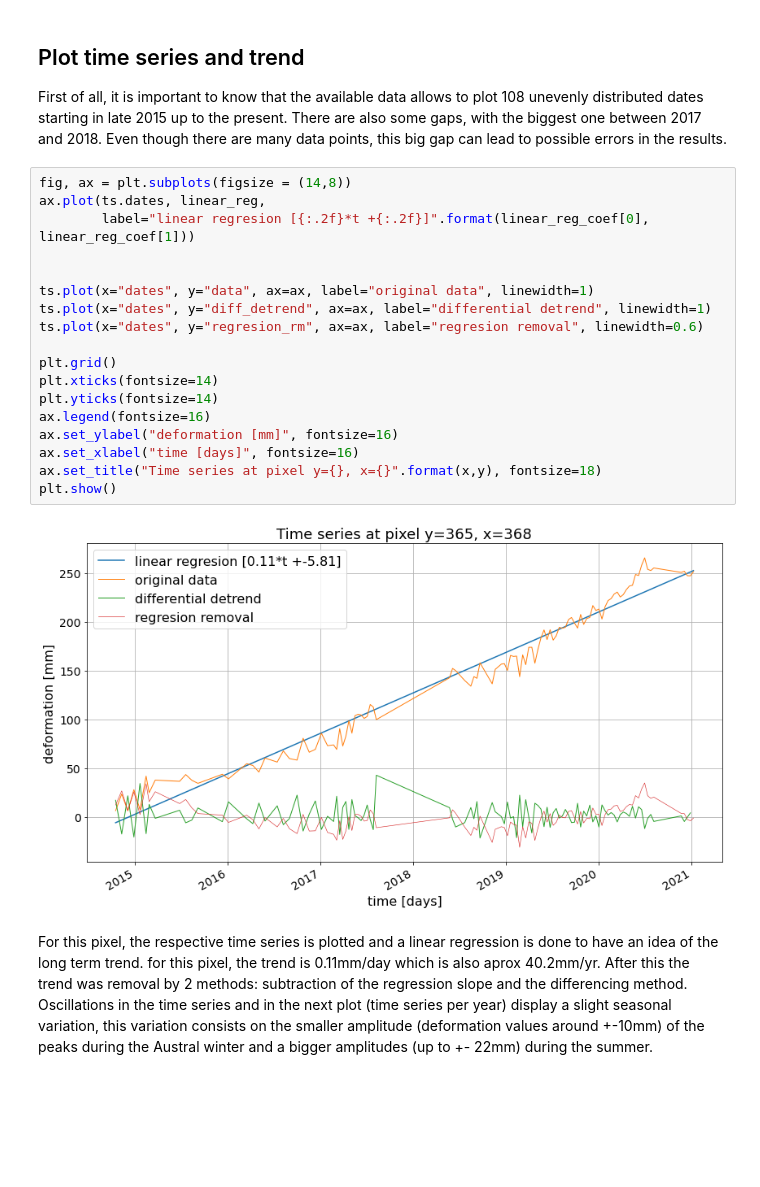
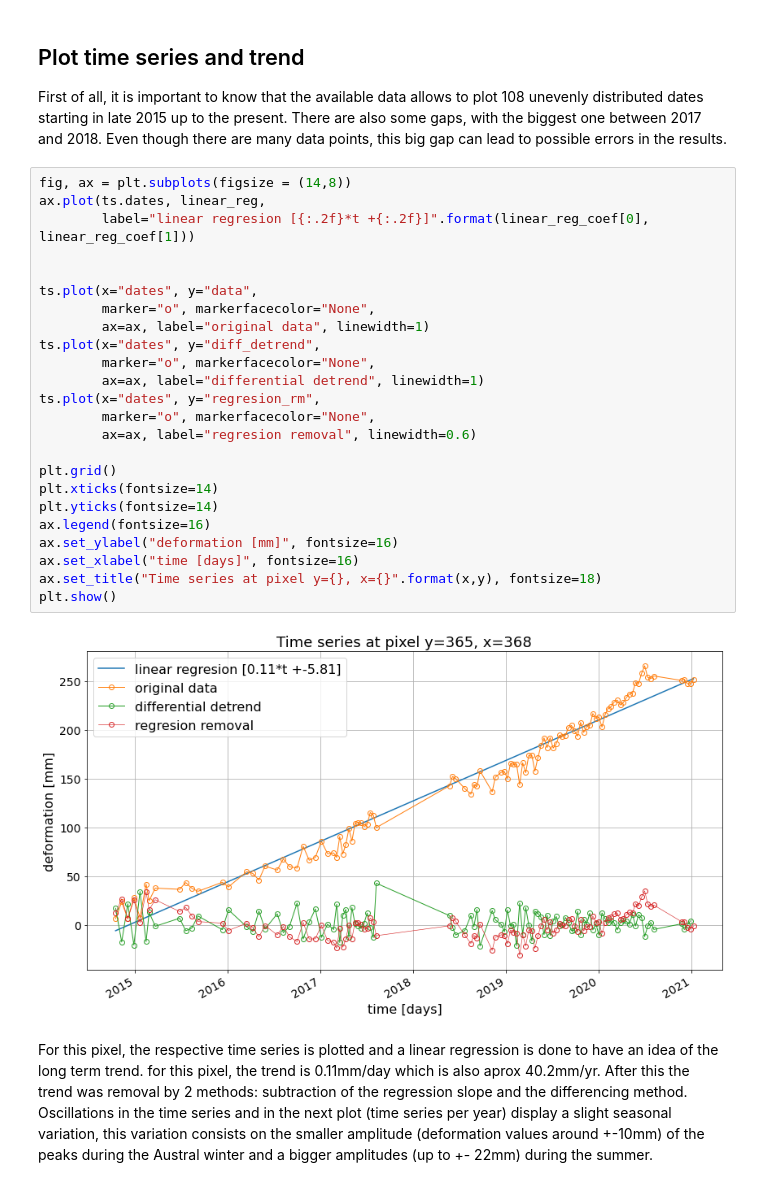
Before and after one commit to nicgar20/ts_analysis, a Jupyter notebook: ts_analysis.ipynb, the cells around one changed output. Drawn from its saved outputs; the diff is of its cells as text; blank space fills up the shorter version.

```diff
--- a/ts_analysis.ipynb
+++ b/ts_analysis.ipynb
@@ -131,23 +134,29 @@ First of all, it is important to know that the available data allows to plot 108
 # %%
 fig, ax = plt.subplots(figsize = (14,8))
 ax.plot(ts.dates, linear_reg,
         label="linear regresion [{:.2f}*t +{:.2f}]".format(linear_reg_coef[0], linear_reg_coef[1]))
 
 
-ts.plot(x="dates", y="data", ax=ax, label="original data", linewidth=1)
-ts.plot(x="dates", y="diff_detrend", ax=ax, label="differential detrend", linewidth=1)
-ts.plot(x="dates", y="regresion_rm", ax=ax, label="regresion removal", linewidth=0.6)
+ts.plot(x="dates", y="data",
+        marker="o", markerfacecolor="None",
+        ax=ax, label="original data", linewidth=1)
+ts.plot(x="dates", y="diff_detrend",
+        marker="o", markerfacecolor="None",
+        ax=ax, label="differential detrend", linewidth=1)
+ts.plot(x="dates", y="regresion_rm",
+        marker="o", markerfacecolor="None",
+        ax=ax, label="regresion removal", linewidth=0.6)
 
 plt.grid()
 plt.xticks(fontsize=14)
 plt.yticks(fontsize=14)
 ax.legend(fontsize=16)
 ax.set_ylabel("deformation [mm]", fontsize=16)
 ax.set_xlabel("time [days]", fontsize=16)
 ax.set_title("Time series at pixel y={}, x={}".format(x,y), fontsize=18)
 plt.show()
 # %% [output]
-[figure, old version]
+[figure, new version]
 # %% [markdown]
 For this pixel, the respective time series is plotted and a linear regression is done to have an idea of the long term trend. for this pixel, the trend is 0.11mm/day which is also aprox 40.2mm/yr. After this the trend was removal by 2 methods: subtraction of the regression slope and the differencing method. Oscillations in the time series and in the next plot (time series per year) display a slight seasonal variation, this variation consists on the smaller amplitude (deformation values around +-10mm) of the peaks during the Austral winter and a bigger amplitudes (up to +- 22mm) during the summer.
 # %%
```
Also changed, not shown: parts of 8 cells of this notebook.
